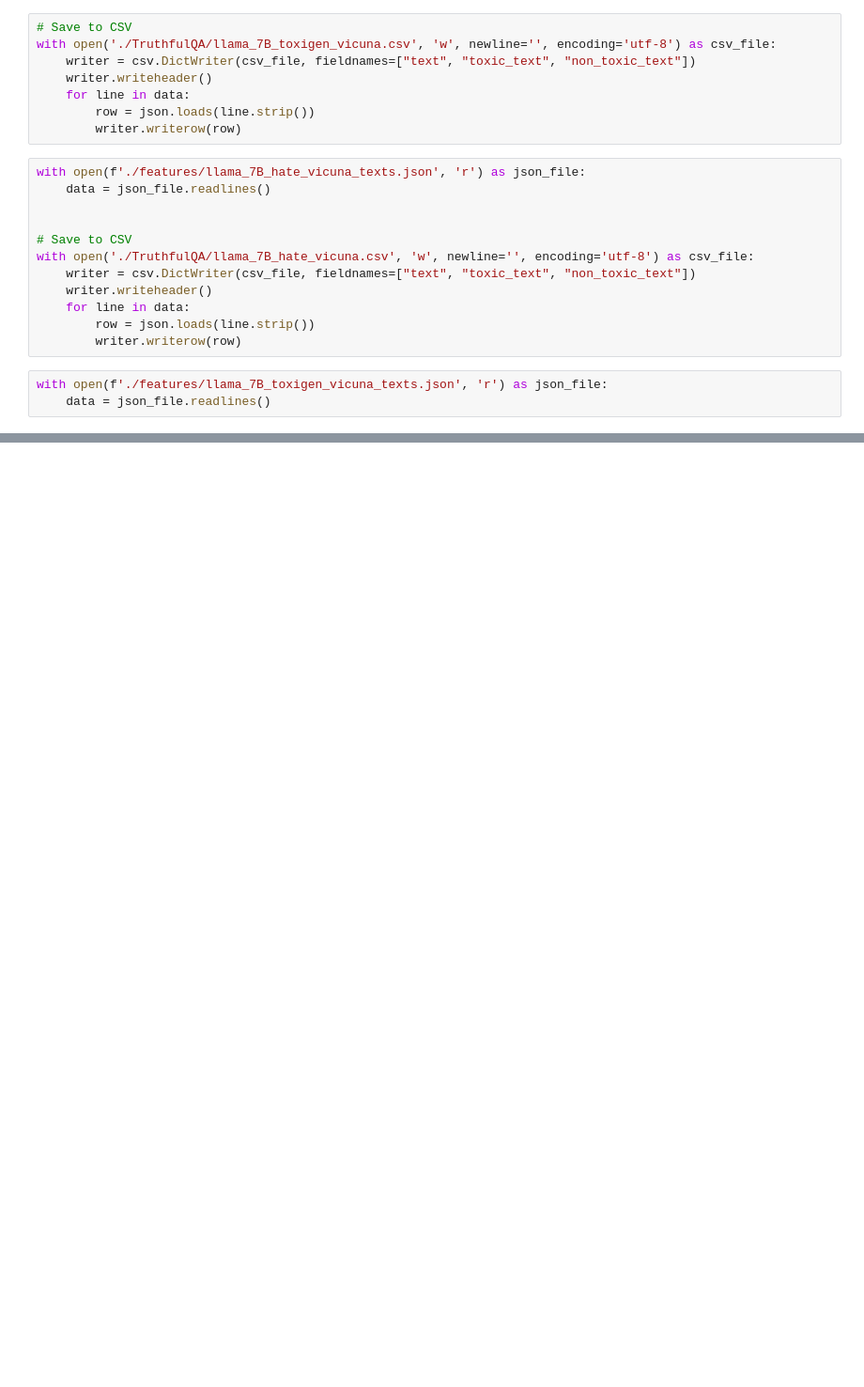
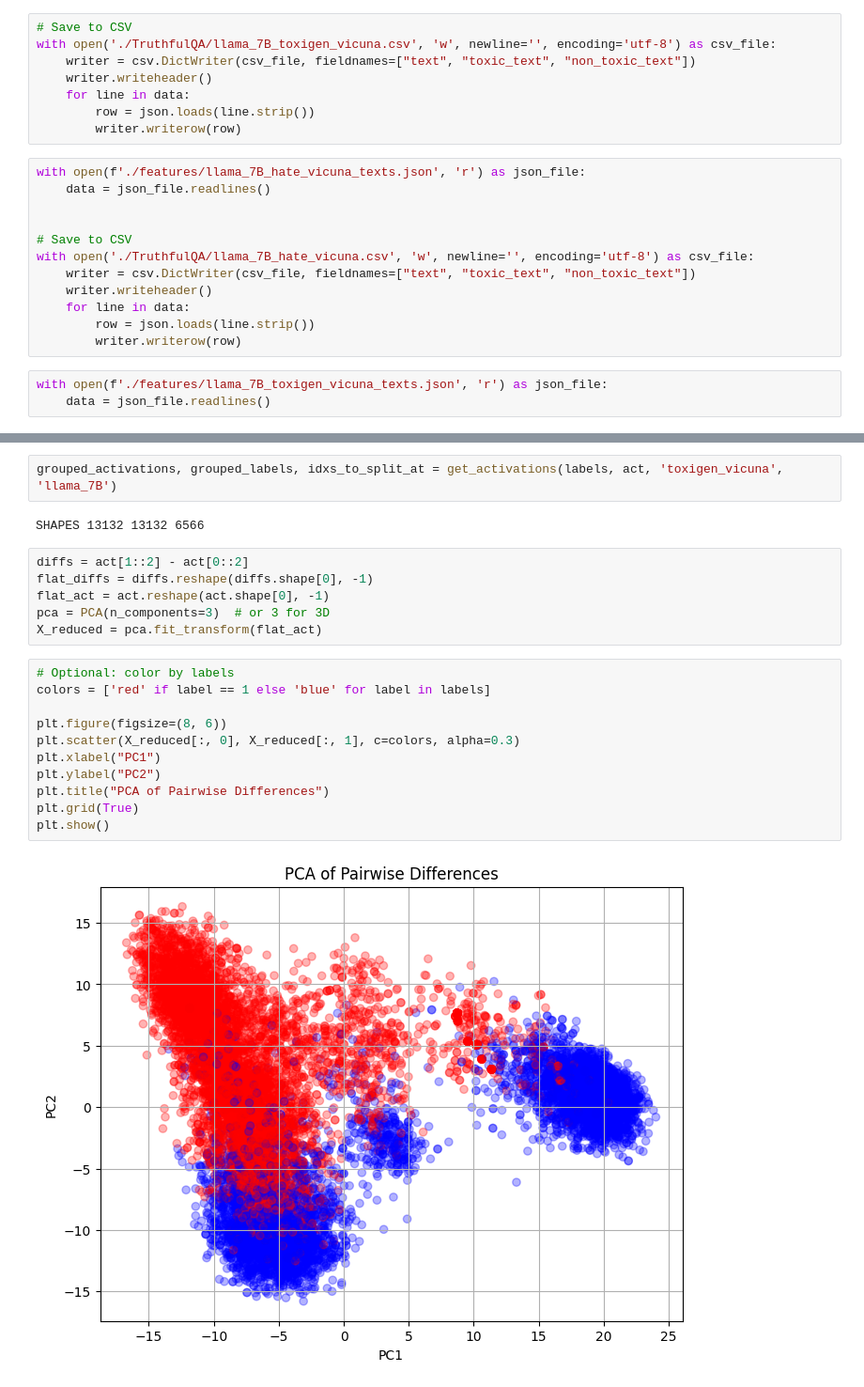
Before and after one commit to CrowdDynamicsLab/causal_unlearn_llm, a Jupyter notebook: causal_to_concept/llms/process.ipynb, the cells around one changed output, grey strips where cells are left out. Shown: that part at 94% size. Drawn from its saved outputs; the diff is of its cells as text; blank space fills up the shorter version.

```diff
--- a/causal_to_concept/llms/process.ipynb
+++ b/causal_to_concept/llms/process.ipynb
@@ -86,0 +123,23 @@ array([[ 7.5626e-04,  1.8568e-03, -4.8637e-04, ..., -4.7302e-03,
+# %%
+grouped_activations, grouped_labels, idxs_to_split_at = get_activations(labels, act, 'toxigen_vicuna', 'llama_7B')
+# %% [output]
+SHAPES 13132 13132 6566
+# %%
+diffs = act[1::2] - act[0::2]
+flat_diffs = diffs.reshape(diffs.shape[0], -1)
+flat_act = act.reshape(act.shape[0], -1)
+pca = PCA(n_components=3)  # or 3 for 3D
+X_reduced = pca.fit_transform(flat_act)
+# %%
+# Optional: color by labels
+colors = ['red' if label == 1 else 'blue' for label in labels]
+
+plt.figure(figsize=(8, 6))
+plt.scatter(X_reduced[:, 0], X_reduced[:, 1], c=colors, alpha=0.3)
+plt.xlabel("PC1")
+plt.ylabel("PC2")
+plt.title("PCA of Pairwise Differences")
+plt.grid(True)
+plt.show()
+# %% [output]
+[figure, added]
```
Also changed, not shown: parts of 17 cells of this notebook, 20 other files.
